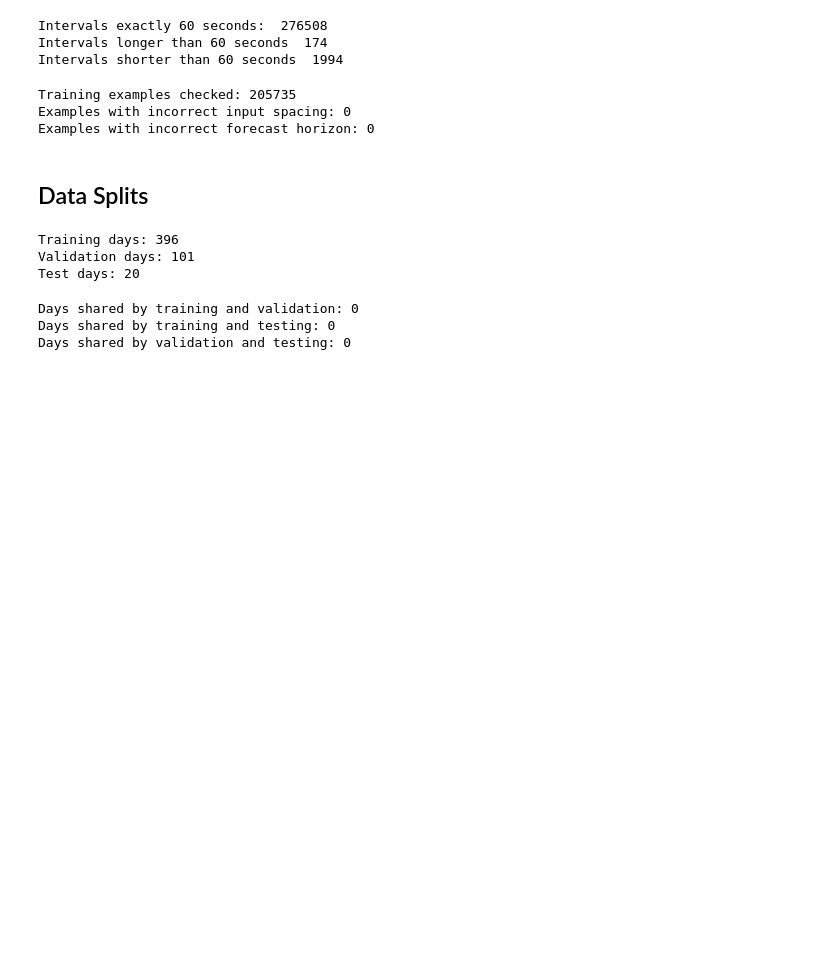
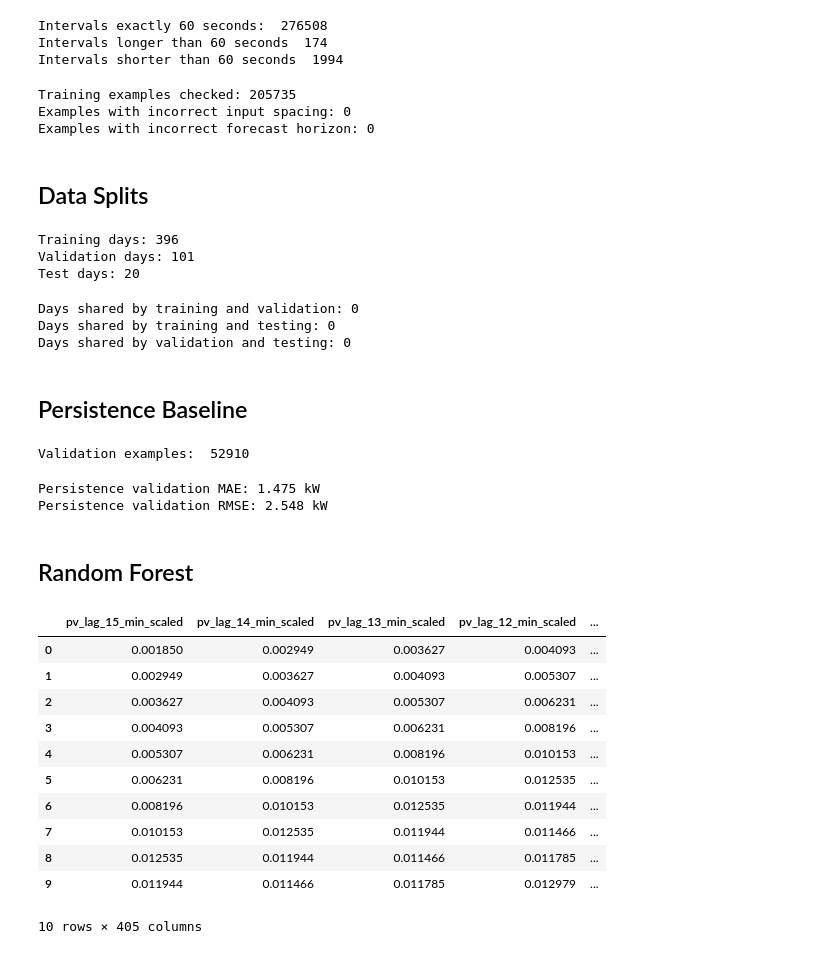
Before and after one commit to jacklpaulson/solar-forecasting, a Jupyter notebook: SolarForecastingProject.ipynb, the cells around one changed output. Drawn from its saved outputs; the diff is of its cells as text; code cells hidden in the pictures; blank space fills up the shorter version.

Commit message:
Add random forest model

```diff
--- a/SolarForecastingProject.ipynb
+++ b/SolarForecastingProject.ipynb
@@ -355,3 +355,52 @@ print("Days shared by validation and testing:", len(validation_test_overlap))
 Days shared by training and validation: 0
 Days shared by training and testing: 0
 Days shared by validation and testing: 0
+# %% [markdown]
+## Persistence Baseline
+# %%
+#Validation Predictions
+
+validation_example_ids = np.flatnonzero(split == "validation") #get the positions of all the validation examples
+
+validation_targets = targets[validation_example_ids] #get the actual future power readings for the validation examples
+
+persistence_predictions = power_history[validation_example_ids, -1] #predict future power using the final (most recent) power reading in each validation example's history
+
+print("Validation examples: ", len(validation_example_ids))
+# %% [output]
+Validation examples:  52910
+# %%
+#Calculate the errors
+
+persistence_errors = persistence_predictions - validation_targets #the error for each prediction
+
+persistence_mae = np.mean(np.abs(persistence_errors))
+
+persistence_rmse = np.sqrt(np.mean(persistence_errors ** 2))
+
+print(f"Persistence validation MAE: {persistence_mae:.3f} kW")
+print(f"Persistence validation RMSE: {persistence_rmse:.3f} kW")
+# %% [output]
+Persistence validation MAE: 1.475 kW
+Persistence validation RMSE: 2.548 kW
+# %% [markdown]
+## Random Forest
+# %%
+training_data_df = pd.DataFrame(training_data[0], columns = training_data[2]) #create a table using the input values and their feature names
+
+training_data_df["target_pv_kw"] = training_data[1] #add the actual future power reading for each example
+
+display(training_data_df.head(10))
+# %% [output]
+|  | pv_lag_15_min_scaled | pv_lag_14_min_scaled | pv_lag_13_min_scaled | pv_lag_12_min_scaled | ... |
+| 0 | 0.001850 | 0.002949 | 0.003627 | 0.004093 | ... |
+| 1 | 0.002949 | 0.003627 | 0.004093 | 0.005307 | ... |
+| 2 | 0.003627 | 0.004093 | 0.005307 | 0.006231 | ... |
+| 3 | 0.004093 | 0.005307 | 0.006231 | 0.008196 | ... |
+| 4 | 0.005307 | 0.006231 | 0.008196 | 0.010153 | ... |
+| 5 | 0.006231 | 0.008196 | 0.010153 | 0.012535 | ... |
+| 6 | 0.008196 | 0.010153 | 0.012535 | 0.011944 | ... |
+| 7 | 0.010153 | 0.012535 | 0.011944 | 0.011466 | ... |
+| 8 | 0.012535 | 0.011944 | 0.011466 | 0.011785 | ... |
+| 9 | 0.011944 | 0.011466 | 0.011785 | 0.012979 | ... |
+10 rows × 405 columns
```
Also changed, not shown: parts of 7 cells of this notebook.
